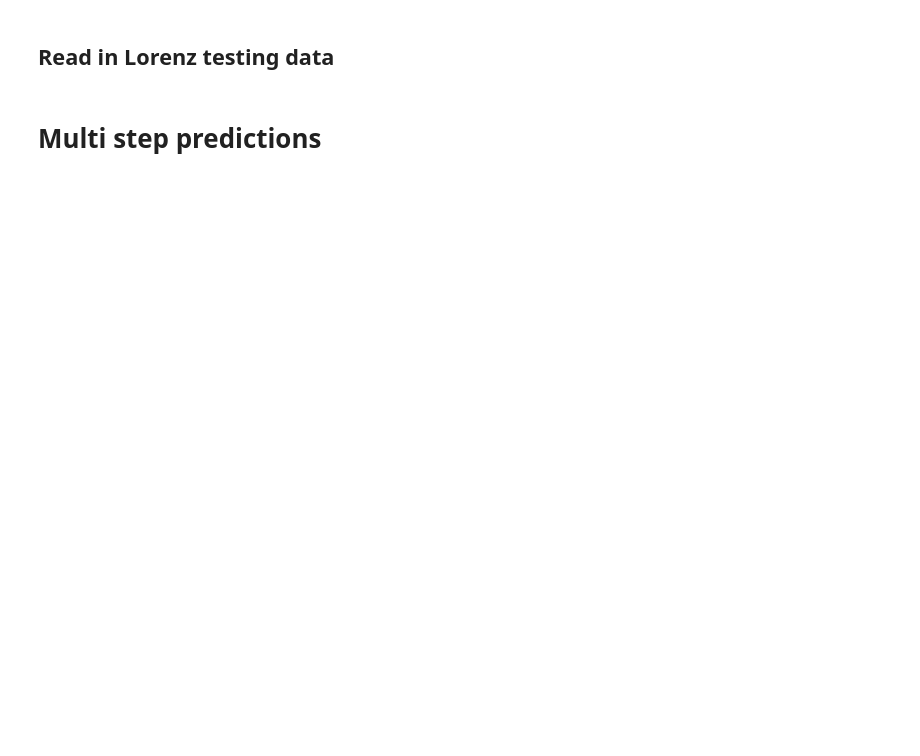
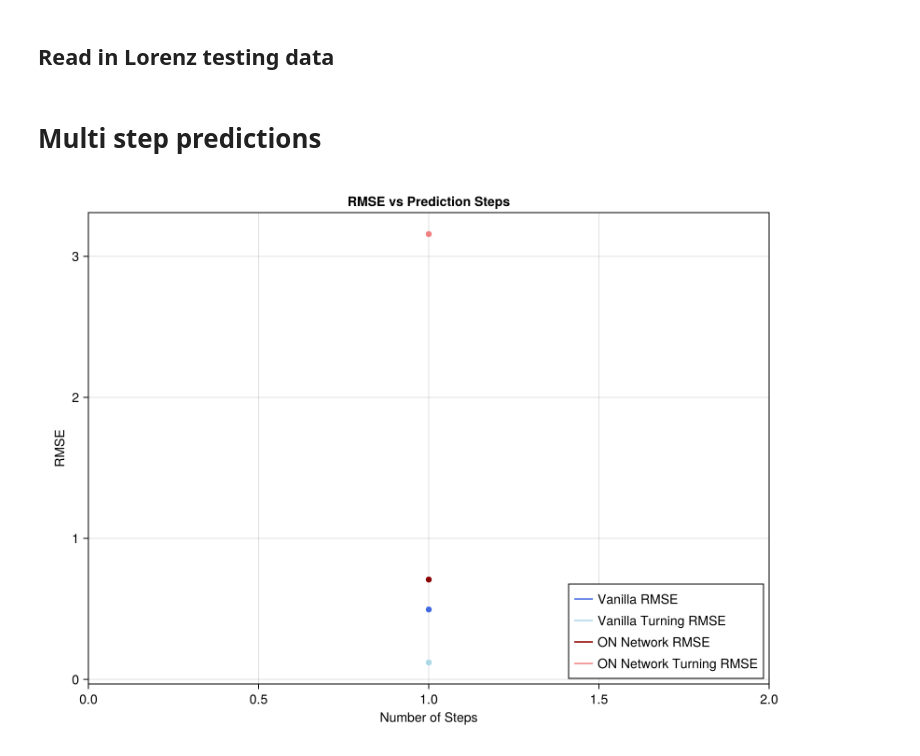
Before and after one commit to HectorMorlet/echo-state-networks, a Jupyter notebook: Notebooks/ESN-ON Based Reservoir Layers - Readout Masking.ipynb, the cells around one changed output. Cells and saved outputs as stored; diff of their text form; code cells hidden in the pictures; blank space fills up the shorter version.

```diff
--- a/Notebooks/ESN-ON Based Reservoir Layers - Readout Masking.ipynb
+++ b/Notebooks/ESN-ON Based Reservoir Layers - Readout Masking.ipynb
@@ -28,8 +30,7 @@ lo_test = vec(readdlm("../Data/lorenz_test.txt"))
-# %%
-test_freerun(lo_train, lo_test, 4, 30; from=0, to=1000)
 # %% [markdown]
 # Multi step predictions
 # %%
-graph_multi_step_RMSE_vs_n_steps(lo_train, lo_test, [1, 2, 3, 5, 10, 20, 30, 40, 50, 70, 100], 3, 50; ignore_first=100, trials=30,
-    mask_states_b4_readout=false)
+graph_multi_step_RMSE_vs_n_steps(lo_train, lo_test, [1, 2, 3, 5, 10, 20, 30, 40, 50, 70, 100], 3, 50; ignore_first=100, trials=30)
+# %% [output]
+[figure, added]
 # %%
```
Also changed, not shown: parts of 3 cells of this notebook, 10 other files.
